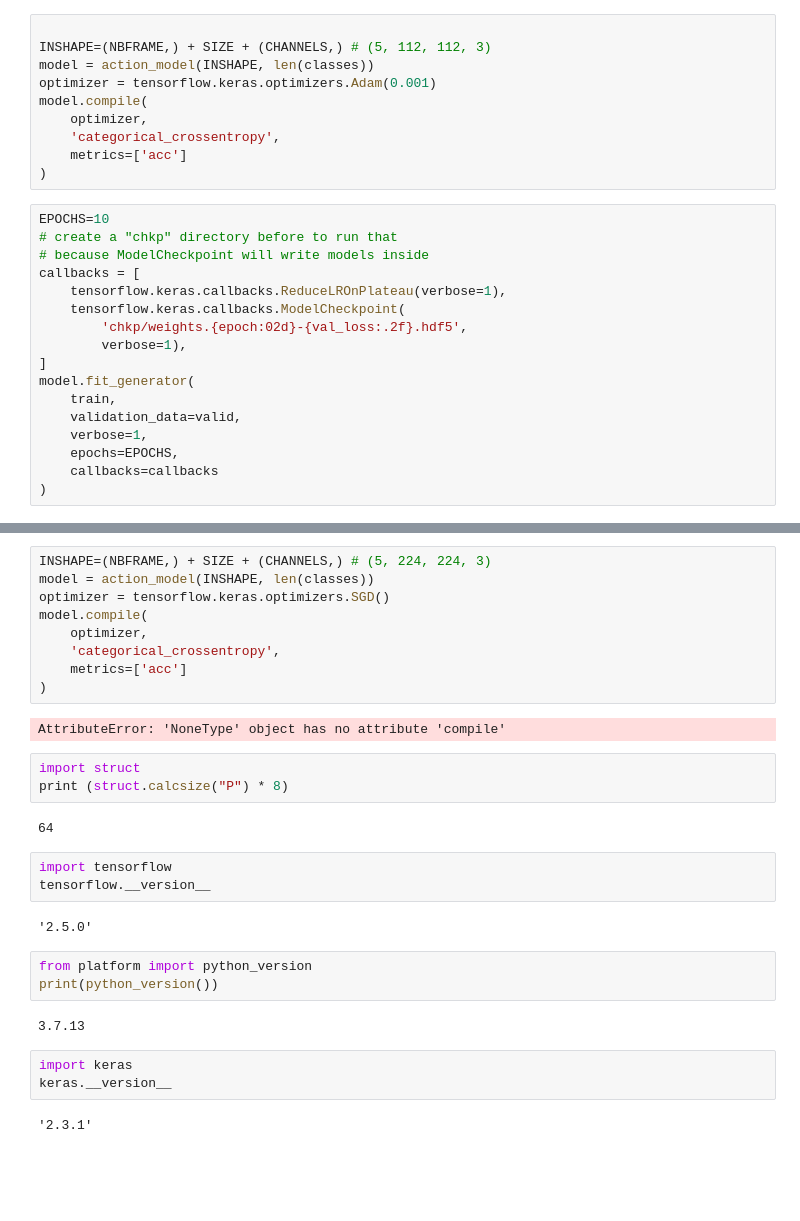
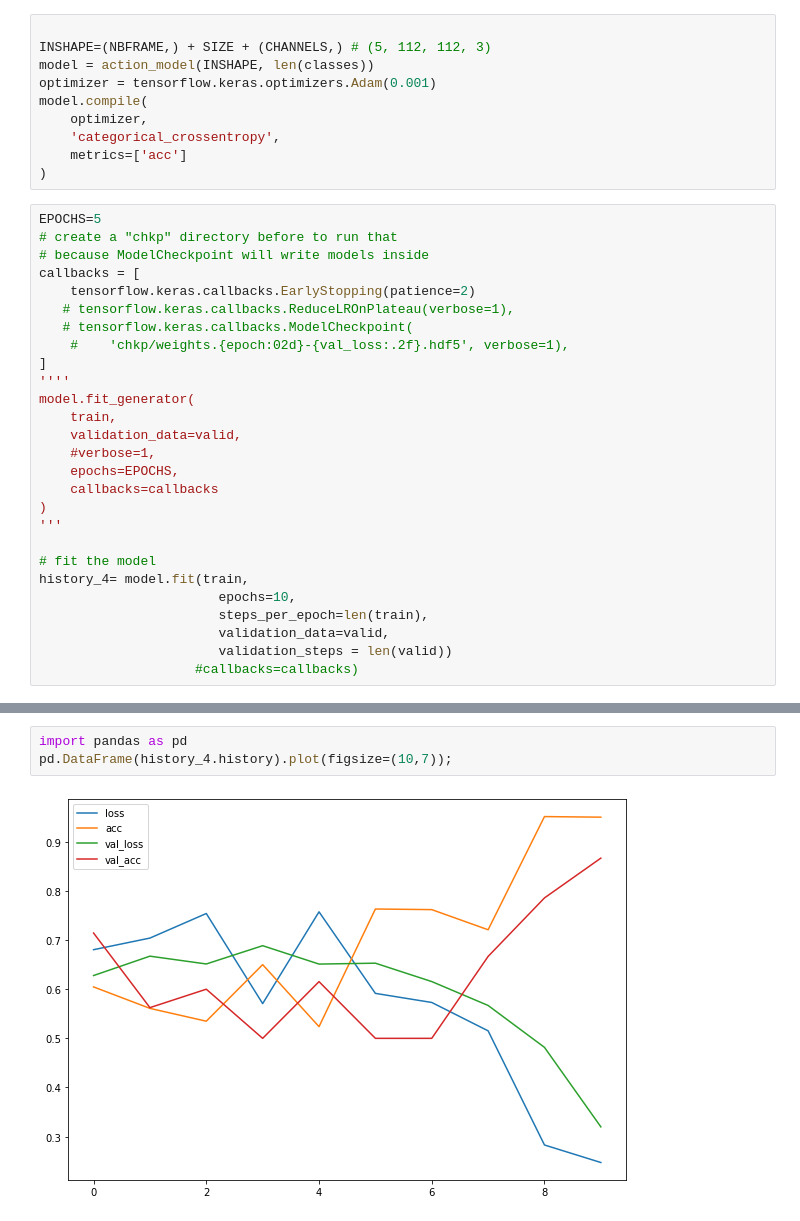
Before and after one commit to Ayesha-da/MonReader, a Jupyter notebook: image_sequence.ipynb, the cells around one changed output, grey strips where cells are left out. Cells and saved outputs as stored; diff of their text form; blank space fills up the shorter version.

```diff
--- a/image_sequence.ipynb
+++ b/image_sequence.ipynb
@@ -355,20 +353,30 @@ model.compile(
     metrics=['acc']
 )
 # %%
-EPOCHS=10
+EPOCHS=5
 # create a "chkp" directory before to run that
 # because ModelCheckpoint will write models inside
 callbacks = [
-    tensorflow.keras.callbacks.ReduceLROnPlateau(verbose=1),
-    tensorflow.keras.callbacks.ModelCheckpoint(
-        'chkp/weights.{epoch:02d}-{val_loss:.2f}.hdf5',
-        verbose=1),
+    tensorflow.keras.callbacks.EarlyStopping(patience=2)
+   # tensorflow.keras.callbacks.ReduceLROnPlateau(verbose=1),
+   # tensorflow.keras.callbacks.ModelCheckpoint(
+    #    'chkp/weights.{epoch:02d}-{val_loss:.2f}.hdf5', verbose=1),
 ]
+''''
 model.fit_generator(
     train,
     validation_data=valid,
-    verbose=1,
+    #verbose=1,
     epochs=EPOCHS,
     callbacks=callbacks
 )
+'''
+
+# fit the model
+history_4= model.fit(train,
+                       epochs=10,
+                       steps_per_epoch=len(train),
+                       validation_data=valid,
+                       validation_steps = len(valid))
+                    #callbacks=callbacks)
 # %% [output]
@@ -422,31 +401,5 @@ def action_model(shape=(5, 112, 112, 3), nbout=3):
-# %%
-INSHAPE=(NBFRAME,) + SIZE + (CHANNELS,) # (5, 224, 224, 3)
-model = action_model(INSHAPE, len(classes))
-optimizer = tensorflow.keras.optimizers.SGD()
-model.compile(
-    optimizer,
-    'categorical_crossentropy',
-    metrics=['acc']
-)
-# %% [output]
-AttributeError: 'NoneType' object has no attribute 'compile'
-# %%
-import struct
-print (struct.calcsize("P") * 8)
-# %% [output]
-64
-# %%
-import tensorflow
-tensorflow.__version__
-# %% [output]
-'2.5.0'
-# %%
-from platform import python_version
-print(python_version())
-# %% [output]
-3.7.13
-# %%
-import keras
-keras.__version__
-# %% [output]
-'2.3.1'
+# %%
+import pandas as pd
+pd.DataFrame(history_4.history).plot(figsize=(10,7));
+# %% [output]
+[figure, added]
```
Also changed, not shown: parts of 8 cells of this notebook.
